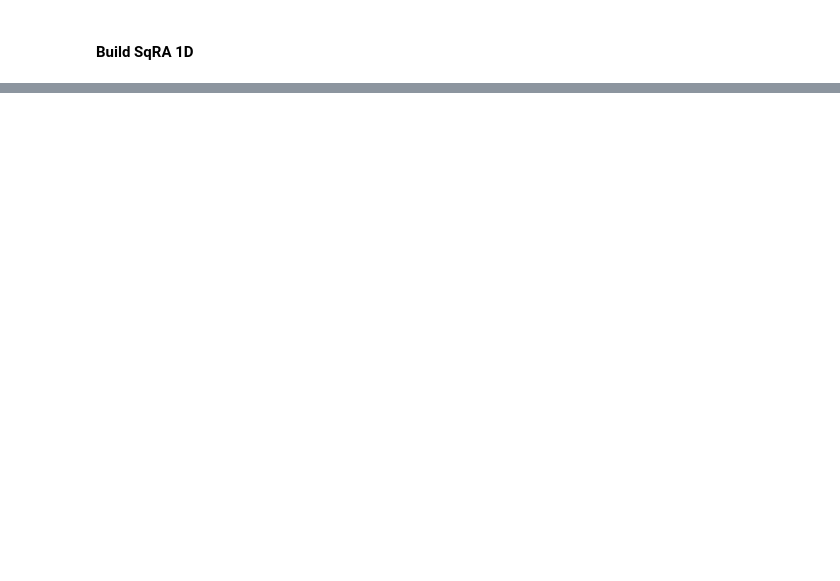
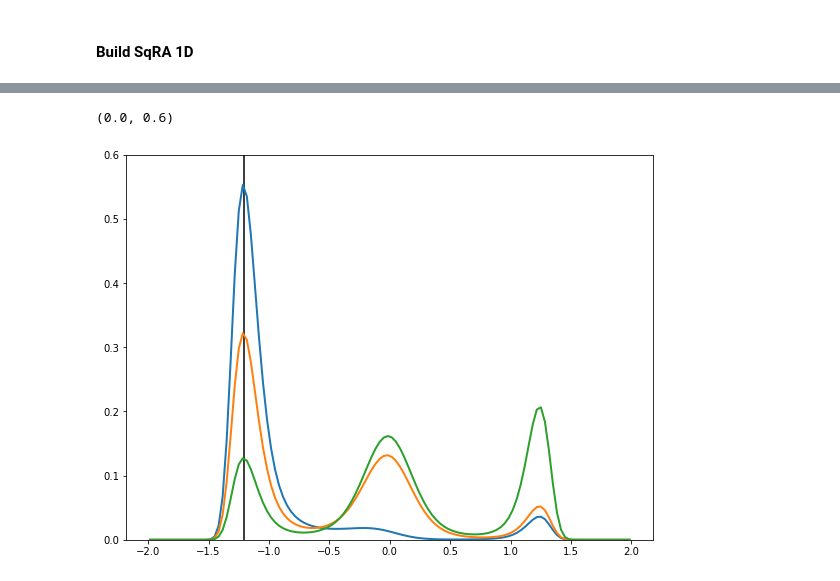
Before and after one commit to donatiluca/Stochastik_IV_WS2324, a Jupyter notebook: 10/jupyter_notebooks/SqRA_1D.ipynb, the cells around one changed output, grey strips where cells are left out. Saved outputs shown, nothing was run; the diff lists cells and outputs as text; code cells hidden in the pictures; blank space fills up the shorter version.

```diff
--- a/10/jupyter_notebooks/SqRA_1D.ipynb
+++ b/10/jupyter_notebooks/SqRA_1D.ipynb
@@ -275,0 +277,43 @@ fig.savefig('evecs.png', format='png', dpi=900, bbox_inches='tight')
+# %%
+tt = 1
+
+# initial distribution
+pi = np.abs(Qevecs[:,1])
+
+rho0 = np.zeros(xbins)
+rho0[23] = 1
+rho0 = rho0 / np.sum(rho0 * dx)
+
+# 6 == Number of eigenfunctions
+c = np.zeros(6)
+c[0] = np.dot(rho0, pi * pi)
+c[1] = np.dot(rho0, phi1 * pi)
+c[2] = np.dot(rho0, phi2 * pi)
+c[3] = np.dot(rho0, phi3 * pi)
+c[4] = np.dot(rho0, phi4 * pi)
+c[5] = np.dot(rho0, phi5 * pi)
+
+
+tt = np.array([0.1, 0.5, 20.0])
+
+fig, (ax1) = plt.subplots(1, 1, figsize=(24*in2cm, 18*in2cm), facecolor='white')
+
+ax1.plot([-1.21,-1.21], [0,1], 'k')
+
+for i in tt:
+
+    tt  = i
+    rho = \
+    np.exp(tt * Qevals[0]) * pi * c[0] + \
+    np.exp(tt * Qevals[1]) * phi1 * c[1] + \
+    np.exp(tt * Qevals[2]) * phi2 * c[2] + \
+    np.exp(tt * Qevals[3]) * phi3 * c[3] + \
+    np.exp(tt * Qevals[4]) * phi4 * c[4] + \
+    np.exp(tt * Qevals[5]) * phi5 * c[5]
+
+    ax1.plot(x, rho, linewidth=2)
+
+ax1.set_ylim(0,0.6)
+# %% [output]
+(0.0, 0.6)
+[figure, added]
```
Also changed, not shown: parts of 5 cells of this notebook.
